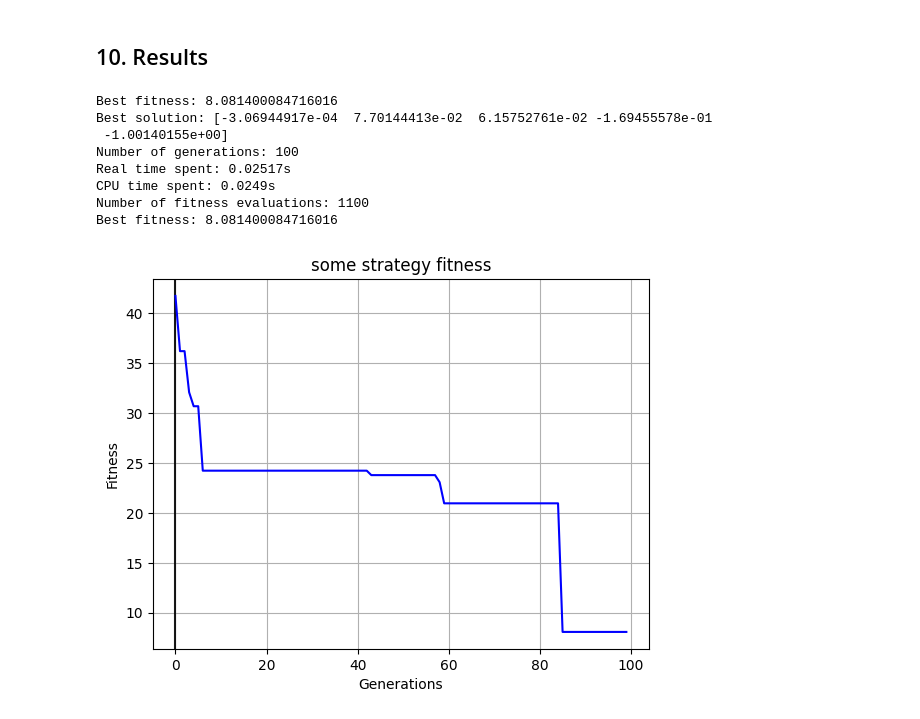
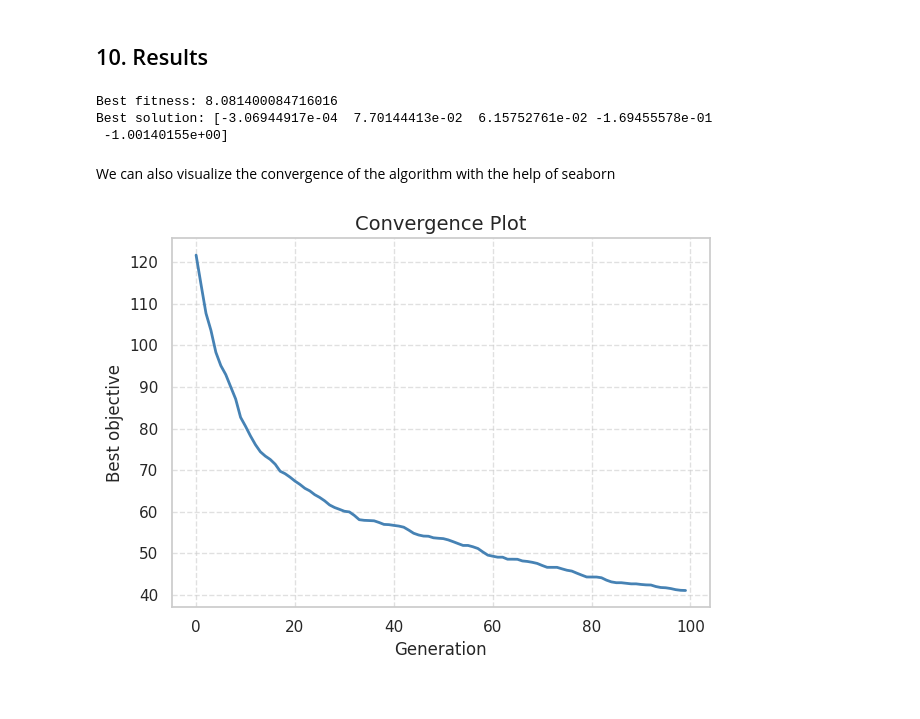
Before and after one commit to GheodeAI/metaheuristic-designer, a Jupyter notebook: tutorials/custom_components_tutorial.ipynb, the cells around one changed output. Drawn from its saved outputs; the diff is of its cells as text; code cells hidden in the pictures.

```diff
--- a/tutorials/custom_components_tutorial.ipynb
+++ b/tutorials/custom_components_tutorial.ipynb
@@ -149,6 +156,7 @@ Because we already wrapped each component in its `*FromLambda` class, we
 use the standard `SearchStrategy` constructor to assemble them.
 # %%
 strategy = mhd.SearchStrategy(
+    name="custom strategy",
     initializer=init,
     operator=mut_op,
     parent_sel=parent_sel,
@@ -159,8 +167,5 @@ strategy = mhd.SearchStrategy(
 # %% [markdown]
 ## 9. Run the algorithm
 # %%
-algo = mhd.algorithms.StandardAlgorithm(
-    objfunc, strategy,
-    ngen=100, stop_cond="ngen", verbose=True, v_timer=0.5,
-)
+algo = mhd.algorithms.Algorithm(objfunc, strategy, ngen=100, stop_cond="ngen", reporter="tqdm", verbose_timer=0)
 population = algo.optimize()
@@ -177,17 +172,27 @@ Optimizing Rastrigin (constrained) using some strategy:
 # %% [markdown]
 ## 10. Results
 # %%
-solution, fitness = population.best_solution()
+solution, fitness = population.best_solution(problem_space=True)
 print(f"Best fitness: {fitness}")
 print(f"Best solution: {solution}")
-algo.display_report(show_plots=True)
 # %% [output]
 Best fitness: 8.081400084716016
 Best solution: [-3.06944917e-04  7.70144413e-02  6.15752761e-02 -1.69455578e-01
  -1.00140155e+00]
-Number of generations: 100
-Real time spent: 0.02517s
-CPU time spent: 0.0249s
-Number of fitness evaluations: 1100
-Best fitness: 8.081400084716016
-[figure, removed]
+# %% [markdown]
+We can also visualize the convergence of the algorithm with the help of seaborn
+# %%
+# Dataframe with the tracked best objective value across generations.
+history_data = algo.history_tracker.to_pandas()
+
+# Plotting functionality.
+sns.set_theme(style="whitegrid")
+ax = sns.lineplot(history_data, x="iteration", y="best_objective", linewidth=2, color="steelblue")
+ax.set_xlabel("Generation", fontsize=12)
+ax.set_ylabel("Best objective", fontsize=12)
+ax.set_title("Convergence Plot", fontsize=14)
+plt.grid(linestyle="--", alpha=0.6)
+plt.tight_layout()
+plt.show()
+# %% [output]
+[figure, added]
```
Also changed, not shown: parts of 7 cells of this notebook, 14 other files.
